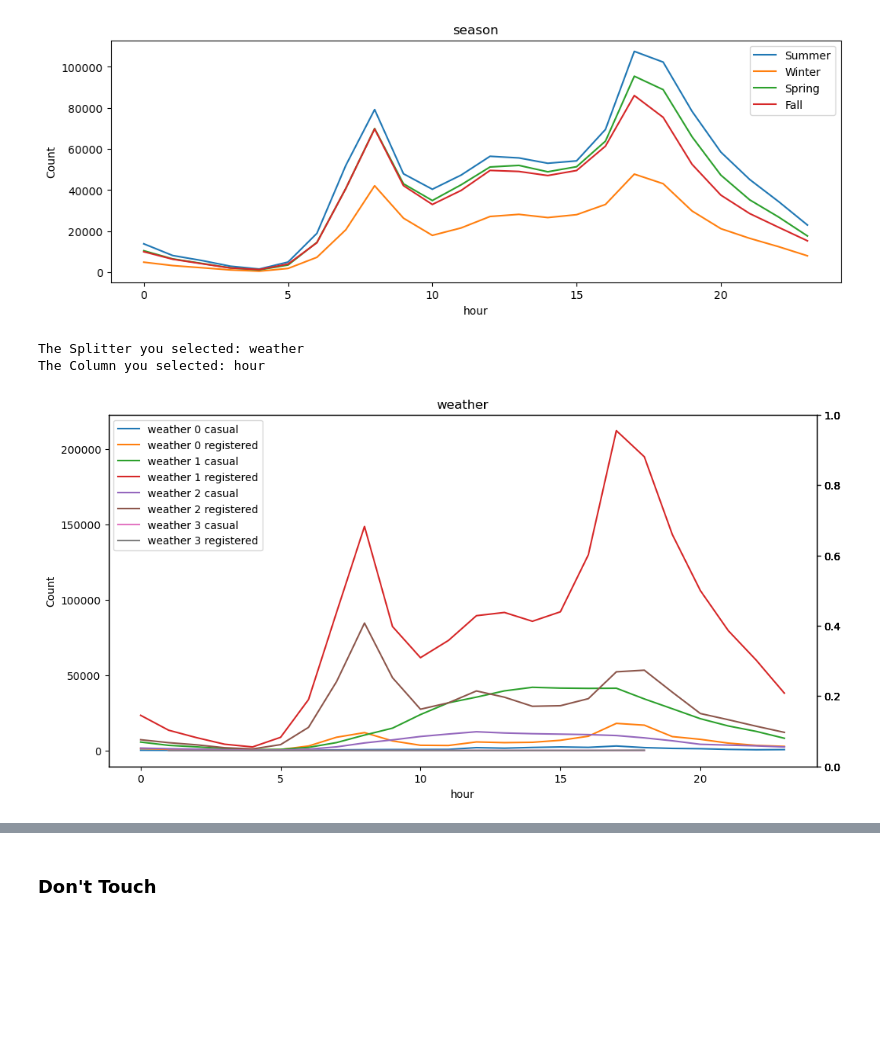
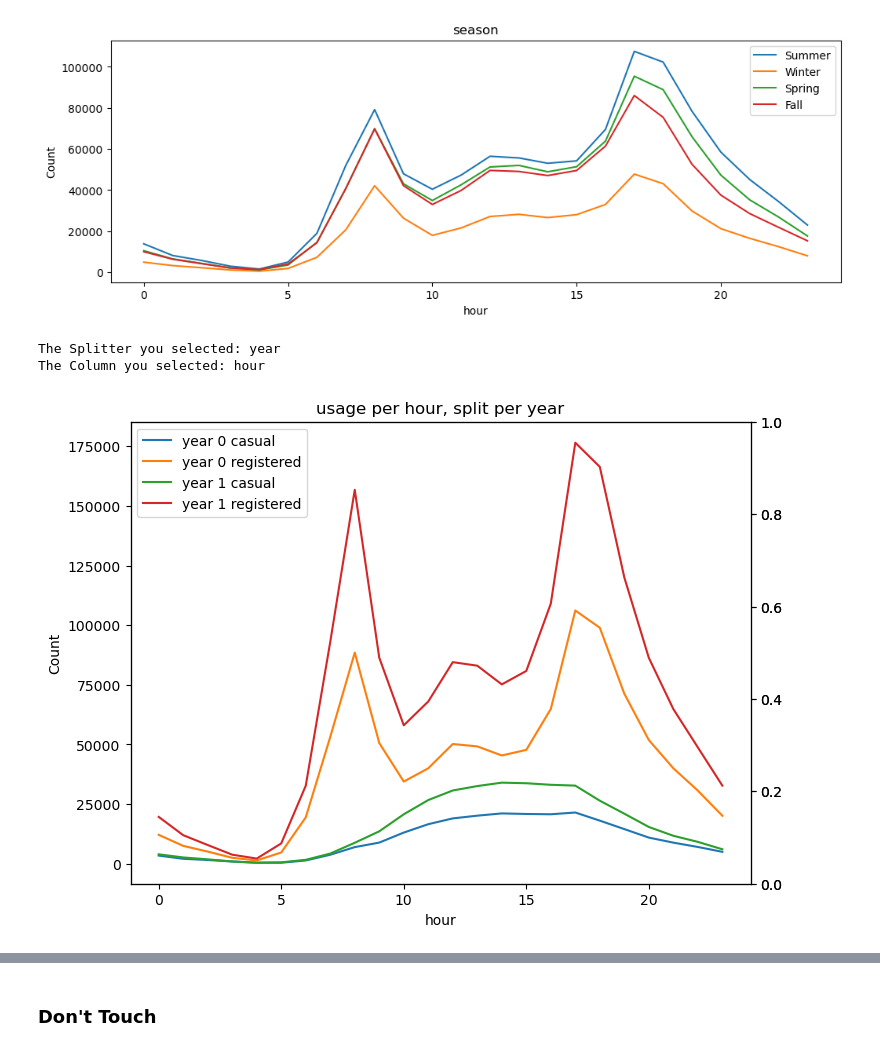
Before and after one commit to RHout19/Project-1, a Jupyter notebook: Model 1/Project 3/Sprint_1_Data_Wrangling.ipynb, the cells around one changed output, grey strips where cells are left out. Drawn from its saved outputs; the diff is of its cells as text; code cells hidden in the pictures; blank space fills up the shorter version.

```diff
--- a/Model 1/Project 3/Sprint_1_Data_Wrangling.ipynb
+++ b/Model 1/Project 3/Sprint_1_Data_Wrangling.ipynb
@@ -266,8 +284,8 @@ for idx, c in reversed(list(enumerate(['red', 'blue']))):
         x.append(h[0])
         y.append(h[1]['count'].sum())
 
-    axs.bar(x, y, color= c, label=f'Year {2011+idx}')
-    axs.set_title(2011 + idx)
+    axs.bar(x, y, color= c, label=f'Year {2011+idx}', )
+    axs.set_title(f'Usage per {wanted_input}')
     axs.set_xlabel(wanted_input)
     axs.set_ylabel('Count')
     axs.legend()
@@ -466,7 +489,7 @@ The Column you selected: hour
 [figure]
 # %%
 def paint(splitter, catagory, combine=True):
-    fig, axs = plt.subplots(1, sharey=True, figsize=(12, 6))
+    fig, axs = plt.subplots(1, sharey=True, figsize=(8, 6))
 
     #this converts all words in a column into a number
     cat= df[splitter].unique()
@@ -483,34 +506,34 @@ def paint(splitter, catagory, combine=True):
             r.append(h[1]['registered'].sum())
         if combine == True:
             axs.plot(x, y, label = f'{splitter} {idx}')
             axs.set_title(splitter)
             axs.set_xlabel(catagory)
             axs.set_ylabel('Count')
         else:
             axs.plot(x, c, label = f'{splitter} {idx} casual')
             axs2 = axs.twinx()
             axs.plot(x, r, label = f'{splitter} {idx} registered')
-            axs.set_title(splitter)
+            axs.set_title(f'usage per {catagory}, split per {splitter}' )
             axs.set_xlabel(catagory)
             axs.set_ylabel('Count')
         if len(cat) < 13:
             axs.legend()
     plt.show()
 
 valid_inputs = df.columns
 splitter_input = input(f"Select a Splitter from the following: {', '.join(valid_inputs)}\n")
 column_input = input(f"Select a Catagory from the following: {', '.join(valid_inputs)}\n")
 
 if splitter_input not in valid_inputs:
     print("Invalid input. Please try again.")
 elif column_input not in valid_inputs:
     print("Invalid second input. Please try again.")
 else:
     print(f"The Splitter you selected: {splitter_input}")
     print(f"The Column you selected: {column_input}")
     paint(splitter_input, column_input, False)
 # %% [output]
-The Splitter you selected: weather
+The Splitter you selected: year
 The Column you selected: hour
-[figure, old version]
+[figure, new version]
 # %%
```
Also changed, not shown: parts of 14 cells of this notebook.
